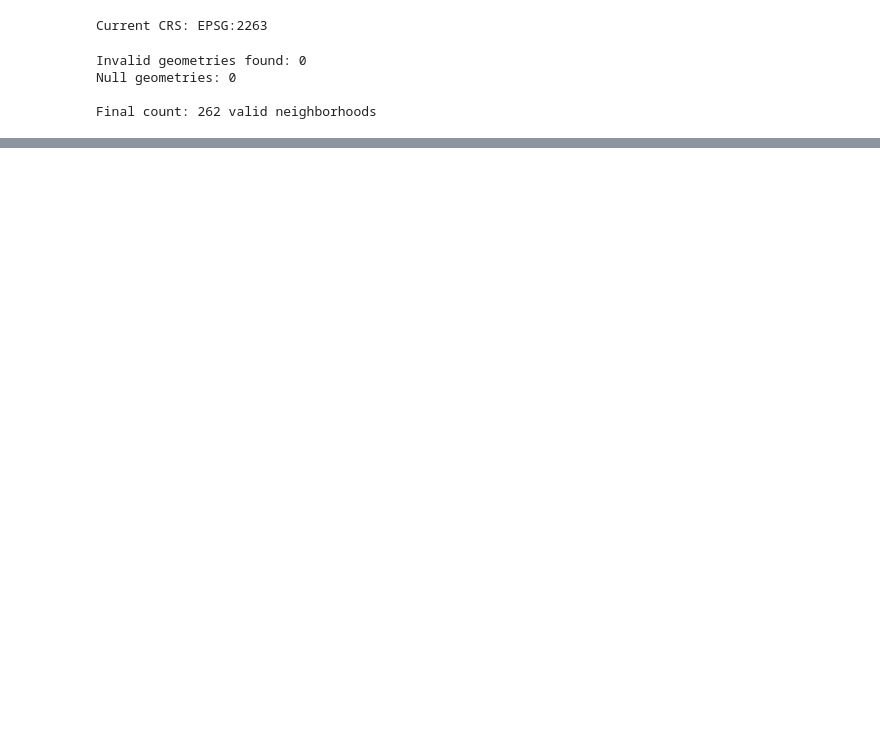
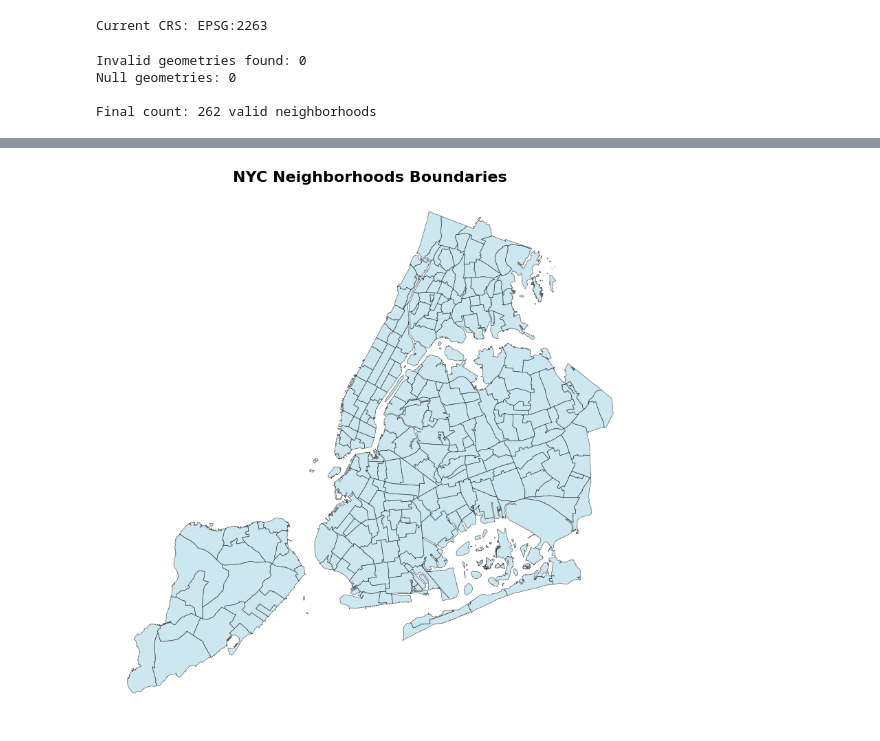
Before and after one commit to Jacksonc2630/APRESPRO, a Jupyter notebook: 01_Preprocessing.ipynb, the cells around one changed output, grey strips where cells are left out. Cells and saved outputs as stored; diff of their text form; code cells hidden in the pictures; blank space fills up the shorter version.

```diff
--- a/01_Preprocessing.ipynb
+++ b/01_Preprocessing.ipynb
@@ -35,3 +35,15 @@ Invalid geometries found: 0
 Null geometries: 0
 
 Final count: 262 valid neighborhoods
+# %%
+# Calculate area in square miles
+neighborhoods['area_sqmi'] = neighborhoods.geometry.area / (5280**2)
+
+# Calculate centroid of each neighborhood
+neighborhoods['centroid_x'] = neighborhoods.geometry.centroid.x
+neighborhoods['centroid_y'] = neighborhoods.geometry.centroid.y
+
+# Calculate perimeter in miles
+neighborhoods['perimeter_mi'] = neighborhoods.geometry.length / 5280
+
+print(neighborhoods['area_sqmi'].describe())
@@ -37,0 +60,6 @@ Final count: 262 valid neighborhoods
+# %%
+# Set GEOID as index column
+print(neighborhoods.head())
+
+neighborhoods['GEOID'] = neighborhoods['NTA2020']
+neighborhoods = neighborhoods.set_index('GEOID')
@@ -37,0 +84,20 @@ Final count: 262 valid neighborhoods
+# %%
+# Create a simple map
+
+fig, ax = plt.subplots(figsize=(12, 10))
+
+neighborhoods.plot(
+    ax=ax,
+    edgecolor='black',
+    facecolor='lightblue',
+    alpha=0.6,
+    linewidth=0.5
+)
+ax.set_title('NYC Neighborhoods Boundaries', fontsize=16, fontweight='bold')
+ax.set_aspect('equal')
+ax.axis('off')
+
+plt.savefig(Path(config['paths']['figures']) / '01_neighborhood_boundaries.png', dpi=300, bbox_inches='tight')
+plt.show()
+# %% [output]
+[figure, added]
```
Also changed, not shown: parts of 4 cells of this notebook, 4 other files.
